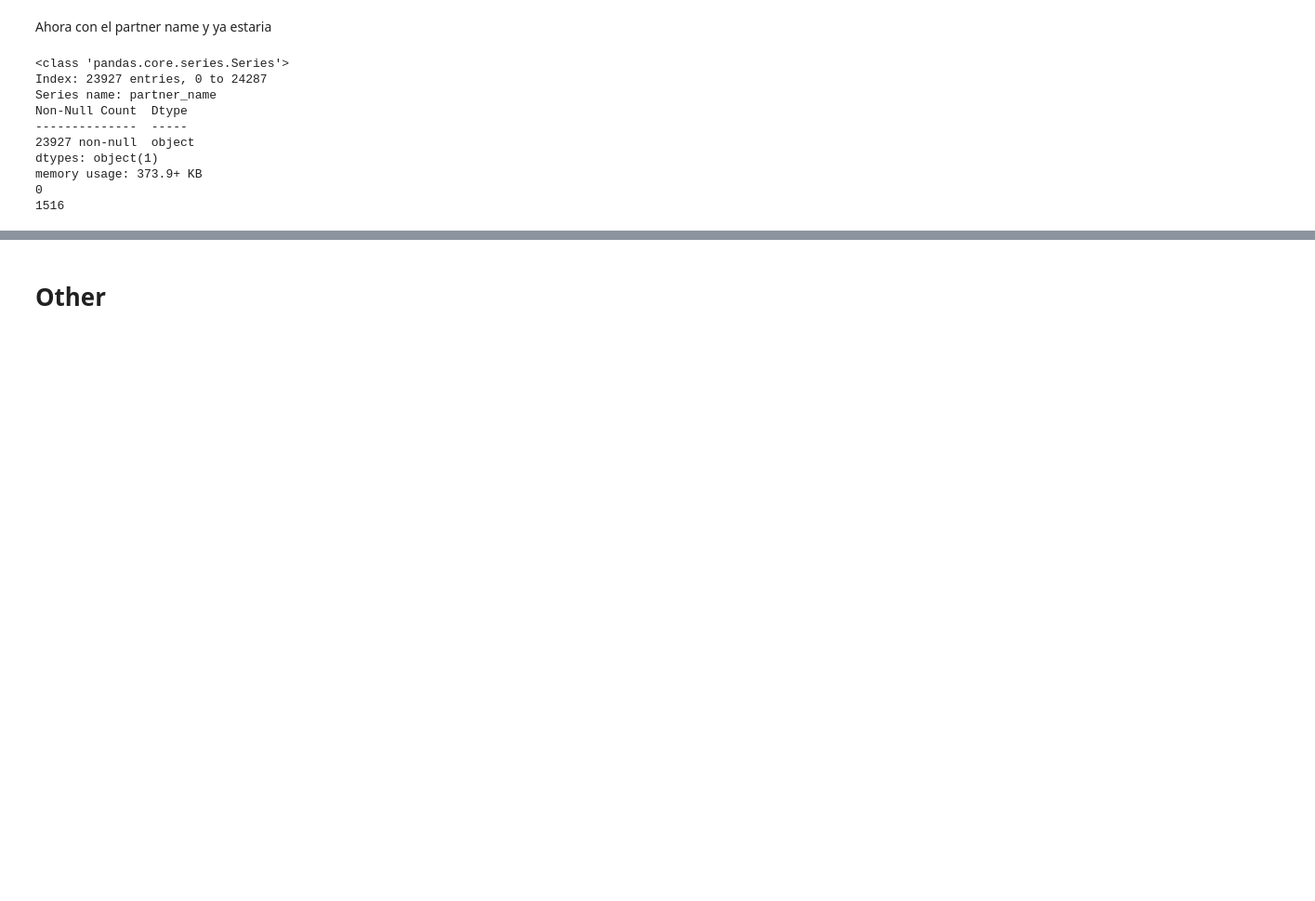
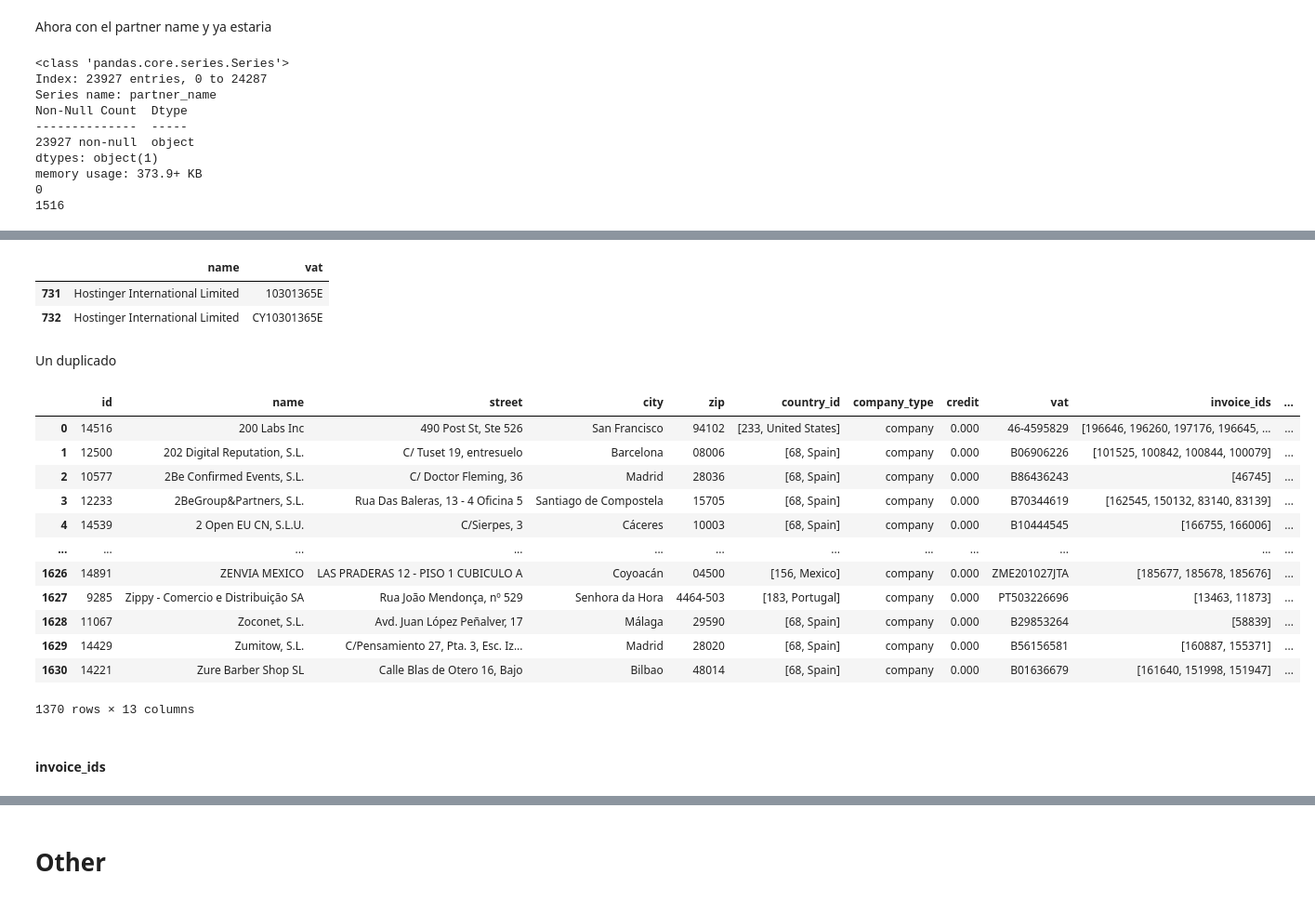
Before and after one commit to isma-fernandez/ai-agent-invoice-payment-prediction-b2b, a Jupyter notebook: exploratory.ipynb, the cells around one changed output, grey strips where cells are left out. Shown at 93% size. Cells and saved outputs as stored; diff of their text form; code cells hidden in the pictures; blank space fills up the shorter version.

```diff
--- a/exploratory.ipynb
+++ b/exploratory.ipynb
@@ -986,0 +1454,2 @@ invoices_df.to_pickle("invoices_cleanedv4.pkl")
+# %%
+partners_df = partners_df.drop('customer_rank', axis=1)
@@ -986,0 +1464,2 @@ invoices_df.to_pickle("invoices_cleanedv4.pkl")
+# %%
+partners_df = partners_df.drop(columns=['is_company'])
@@ -986,0 +1478,2 @@ invoices_df.to_pickle("invoices_cleanedv4.pkl")
+# %%
+partners_df = partners_df.drop(columns=['trust'])
@@ -986,0 +1507,6 @@ invoices_df.to_pickle("invoices_cleanedv4.pkl")
+# %%
+partners_identification_df[partners_identification_df['name'].str.contains('Hostinger')]
+# %% [output]
+|  | name | vat |
+| 731 | Hostinger International Limited | 10301365E |
+| 732 | Hostinger International Limited | CY10301365E |
@@ -986,0 +1515,22 @@ invoices_df.to_pickle("invoices_cleanedv4.pkl")
+# %% [markdown]
+Un duplicado
+# %%
+partners_df = partners_df.drop(partners_df[partners_df['id'] == 731].index)
+# %%
+partners_df
+# %% [output]
+|  | id | name | street | city | zip | country_id | company_type | credit | vat | invoice_ids | ... |
+| 0 | 14516 | 200 Labs Inc | 490 Post St, Ste 526 | San Francisco | 94102 | [233, United States] | company | 0.000 | 46-4595829 | [196646, 196260, 197176, 196645, ... | ... |
+| 1 | 12500 | 202 Digital Reputation, S.L. | C/ Tuset 19, entresuelo | Barcelona | 08006 | [68, Spain] | company | 0.000 | B06906226 | [101525, 100842, 100844, 100079] | ... |
+| 2 | 10577 | 2Be Confirmed Events, S.L. | C/ Doctor Fleming, 36 | Madrid | 28036 | [68, Spain] | company | 0.000 | B86436243 | [46745] | ... |
+| 3 | 12233 | 2BeGroup&Partners, S.L. | Rua Das Baleras, 13 - 4 Oficina 5 | Santiago de Compostela | 15705 | [68, Spain] | company | 0.000 | B70344619 | [162545, 150132, 83140, 83139] | ... |
+| 4 | 14539 | 2 Open EU CN, S.L.U. | C/Sierpes, 3 | Cáceres | 10003 | [68, Spain] | company | 0.000 | B10444545 | [166755, 166006] | ... |
+| ... | ... | ... | ... | ... | ... | ... | ... | ... | ... | ... | ... |
+| 1626 | 14891 | ZENVIA MEXICO | LAS PRADERAS 12 - PISO 1 CUBICULO A | Coyoacán | 04500 | [156, Mexico] | company | 0.000 | ZME201027JTA | [185677, 185678, 185676] | ... |
+| 1627 | 9285 | Zippy - Comercio e Distribuição SA | Rua João Mendonça, nº 529 | Senhora da Hora | 4464-503 | [183, Portugal] | company | 0.000 | PT503226696 | [13463, 11873] | ... |
+| 1628 | 11067 | Zoconet, S.L. | Avd. Juan López Peñalver, 17 | Málaga | 29590 | [68, Spain] | company | 0.000 | B29853264 | [58839] | ... |
+| 1629 | 14429 | Zumitow, S.L. | C/Pensamiento 27, Pta. 3, Esc. Iz... | Madrid | 28020 | [68, Spain] | company | 0.000 | B56156581 | [160887, 155371] | ... |
+| 1630 | 14221 | Zure Barber Shop SL | Calle Blas de Otero 16, Bajo | Bilbao | 48014 | [68, Spain] | company | 0.000 | B01636679 | [161640, 151998, 151947] | ... |
+1370 rows × 13 columns
+# %% [markdown]
+#### invoice_ids
```
Also changed, not shown: parts of 90 cells of this notebook, 2 other files.
